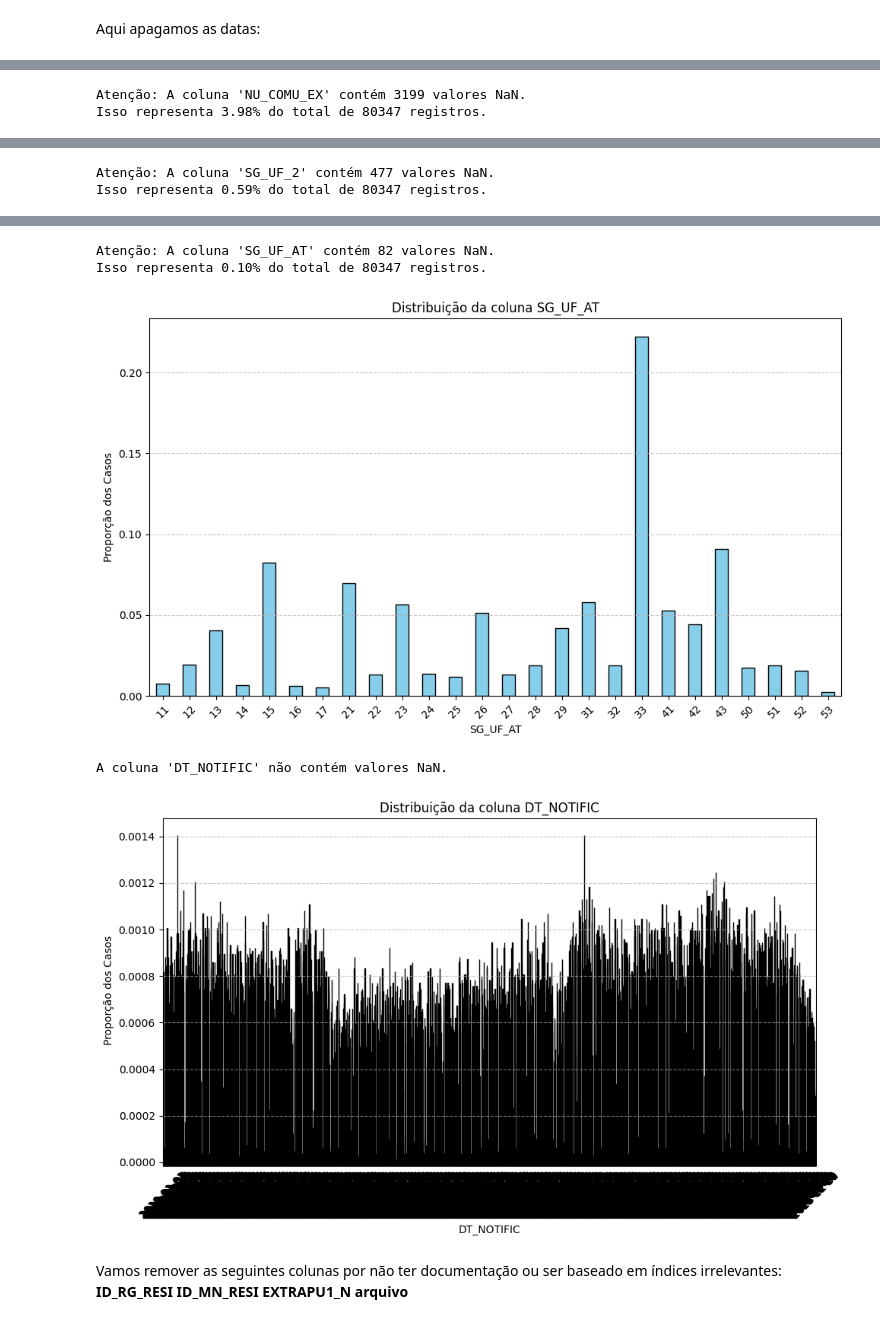
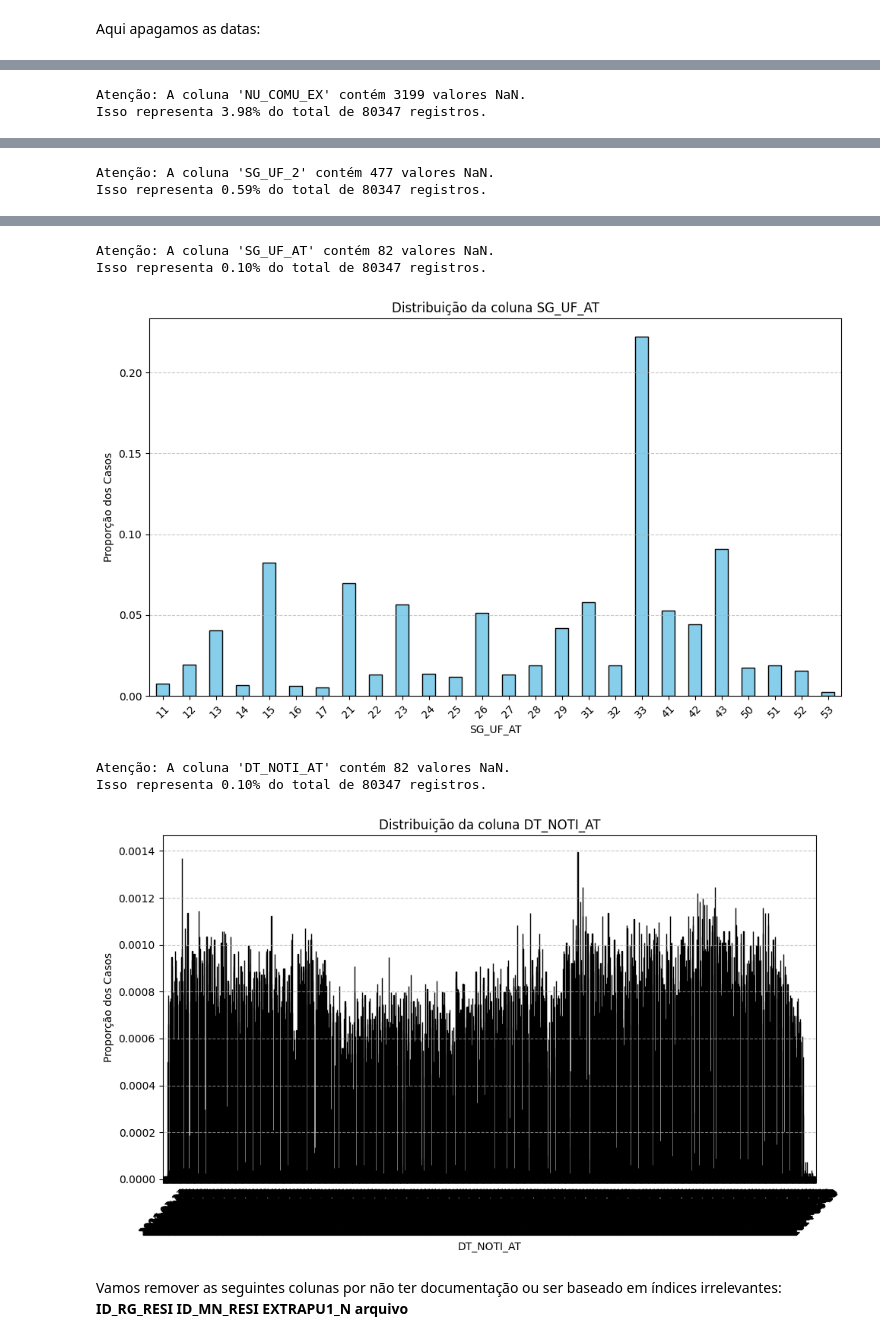
Before and after one commit to FreitasVarejo/MC853-Project, a Jupyter notebook: lab01/notebook.ipynb, the cells around one changed output, grey strips where cells are left out. Cells and saved outputs as stored; diff of their text form; code cells hidden in the pictures.

Commit message:
corrigir colunas de datas

```diff
--- a/lab01/notebook.ipynb
+++ b/lab01/notebook.ipynb
@@ -826,11 +826,11 @@ Agora vamos apagar as variáveis de data para dar lugar a novas quatro colunas:
 <br>TEMPO_DE_INICIO_TRATAMENTO: Tempo entre os primeiros sintomas e o inicio do tratamento
 # %%
 df_cleaned_columns['DT_DIAG'] = pd.to_datetime(df_cleaned_columns['DT_DIAG'], errors='coerce')
-df_cleaned_columns['DT_NOTI_AT'] = pd.to_datetime(df_cleaned_columns['DT_NOTI_AT'], errors='coerce')
+df_cleaned_columns['DT_NOTIFIC'] = pd.to_datetime(df_cleaned_columns['DT_NOTIFIC'], errors='coerce')
 df_cleaned_columns['DT_ENCERRA'] = pd.to_datetime(df_cleaned_columns['DT_ENCERRA'], errors='coerce')
 df_cleaned_columns['DT_INIC_TR'] = pd.to_datetime(df_cleaned_columns['DT_INIC_TR'], errors='coerce')
 
-df_cleaned_columns['TEMPO_DE_NOTI'] = (df_cleaned_columns['DT_NOTI_AT'] - df_cleaned_columns['DT_DIAG']).dt.days
+df_cleaned_columns['TEMPO_DE_NOTI'] = (df_cleaned_columns['DT_NOTIFIC'] - df_cleaned_columns['DT_DIAG']).dt.days
 df_cleaned_columns['TEMPO_DE_ENCERRA'] = (df_cleaned_columns['DT_ENCERRA'] - df_cleaned_columns['DT_DIAG']).dt.days
 df_cleaned_columns['TEMPO_DE_TRATAMENTO'] = (df_cleaned_columns['DT_ENCERRA'] - df_cleaned_columns['DT_INIC_TR']).dt.days
 df_cleaned_columns['TEMPO_DE_INICIO_TRATAMENTO'] = (df_cleaned_columns['DT_INIC_TR'] - df_cleaned_columns['DT_DIAG']).dt.days
@@ -840,5 +840,5 @@ colunas_separadas = [
 ]
 
 for coluna in colunas_separadas:
-    checar_nan(df_cleaned_columns, nome_coluna=coluna)
+    checar_nan(df_cleaned_columns, nome_coluna=coluna)p
 # %% [output]
@@ -858,7 +857,7 @@ Isso representa 1.50% do total de 80347 registros.
 Aqui apagamos as datas:
 # %%
 df_cleaned_columns = df_cleaned_columns.drop(columns=['DT_DIAG'])
-df_cleaned_columns = df_cleaned_columns.drop(columns=['DT_NOTI_AT'])
+df_cleaned_columns = df_cleaned_columns.drop(columns=['DT_NOTIFIC'])
 df_cleaned_columns = df_cleaned_columns.drop(columns=['DT_ENCERRA'])
 df_cleaned_columns = df_cleaned_columns.drop(columns=['DT_INIC_TR'])
 # %% [markdown]
@@ -866,24 +865,25 @@ Vamos remover as seguintes colunas por redundância (existem já colunas equival
 # %%
 # Lista das colunas a serem removidas
 colunas_separadas = [
-    'NU_COMU_EX', 'SG_UF_2', 'SG_UF_AT', 'DT_NOTIFIC'
+    'NU_COMU_EX', 'SG_UF_2', 'SG_UF_AT', 'DT_NOTI_AT'
 ]
 
 for coluna in colunas_separadas:
     checar_nan(df_cleaned_columns, nome_coluna=coluna)
     df_cleaned_columns = df_cleaned_columns.drop(columns=[coluna])
 # %% [output]
 Atenção: A coluna 'NU_COMU_EX' contém 3199 valores NaN.
 Isso representa 3.98% do total de 80347 registros.
 [figure]
 Atenção: A coluna 'SG_UF_2' contém 477 valores NaN.
 Isso representa 0.59% do total de 80347 registros.
 [figure]
 Atenção: A coluna 'SG_UF_AT' contém 82 valores NaN.
 Isso representa 0.10% do total de 80347 registros.
 [figure]
-A coluna 'DT_NOTIFIC' não contém valores NaN.
+Atenção: A coluna 'DT_NOTI_AT' contém 82 valores NaN.
+Isso representa 0.10% do total de 80347 registros.
-[figure, old version]
+[figure, new version]
 # %% [markdown]
 Vamos remover as seguintes colunas por não ter documentação ou ser baseado em índices irrelevantes: **ID_RG_RESI** **ID_MN_RESI** **EXTRAPU1_N** **arquivo**
 # %%
```
Also changed, not shown: parts of 3 cells of this notebook, 2 other files.
